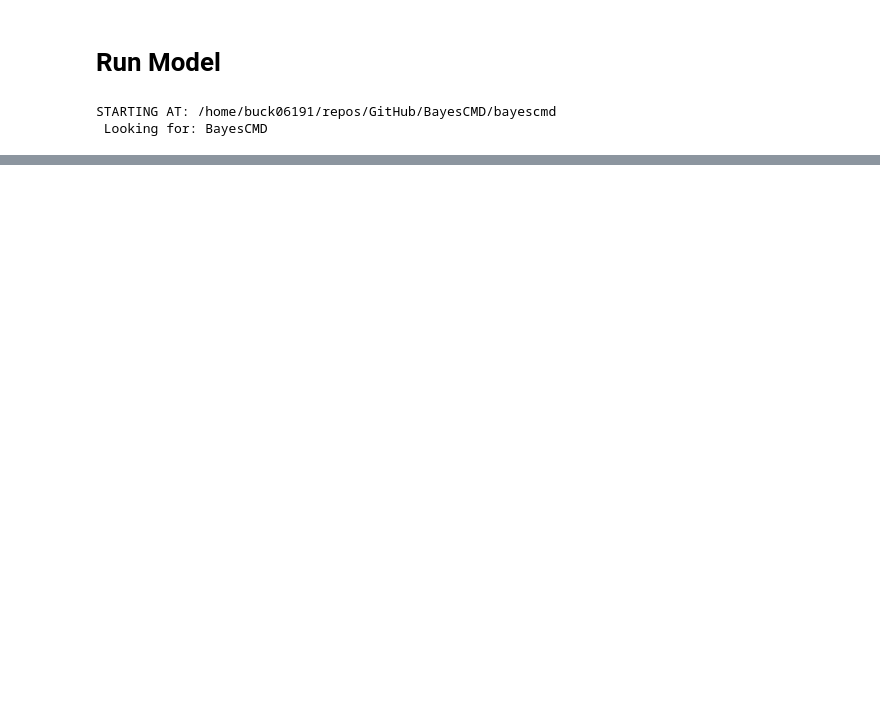
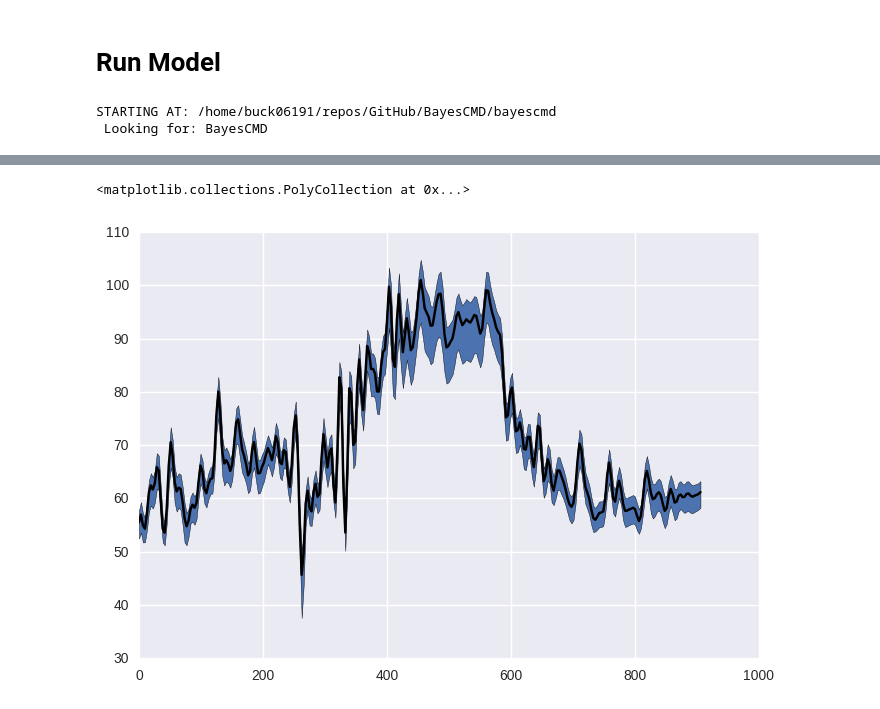
Before and after one commit to multimodalspectroscopy/BayesCMD, a Jupyter notebook: build/batch/BS/plot_bayesian_posterior.ipynb, the cells around one changed output, grey strips where cells are left out. Saved outputs shown, nothing was run; the diff lists cells and outputs as text; code cells hidden in the pictures; blank space fills up the shorter version.

```diff
--- a/build/batch/BS/plot_bayesian_posterior.ipynb
+++ b/build/batch/BS/plot_bayesian_posterior.ipynb
@@ -316,0 +275,11 @@ Name: CCO, dtype: float64
+# %%
+Vmca_min = np.array(Vmca_data).min(axis=0)
+Vmca_max = np.array(Vmca_data).max(axis=0)
+Vmca_mean = np.array(Vmca_data).mean(axis=0)
+
+ax = plt.subplot(1,1,1)
+ax.plot(times,Vmca_mean, 'k')
+ax.fill_between(times, Vmca_min, Vmca_max)
+# %% [output]
+<matplotlib.collections.PolyCollection at 0x...>
+[figure, added]
```
Also changed, not shown: parts of 20 cells of this notebook.
